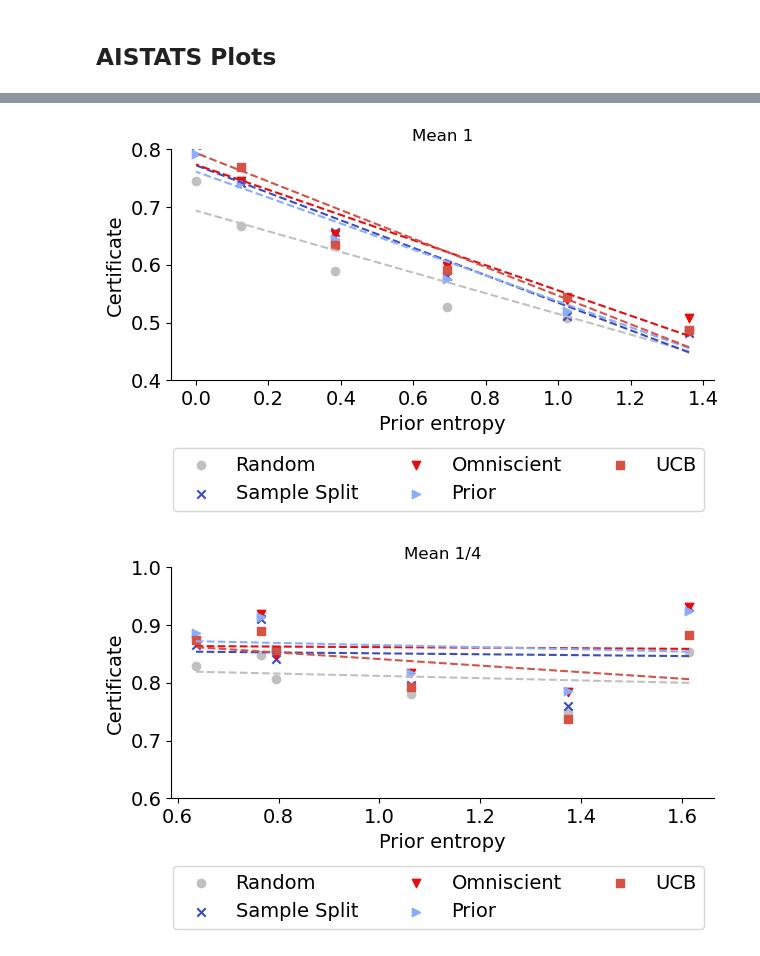
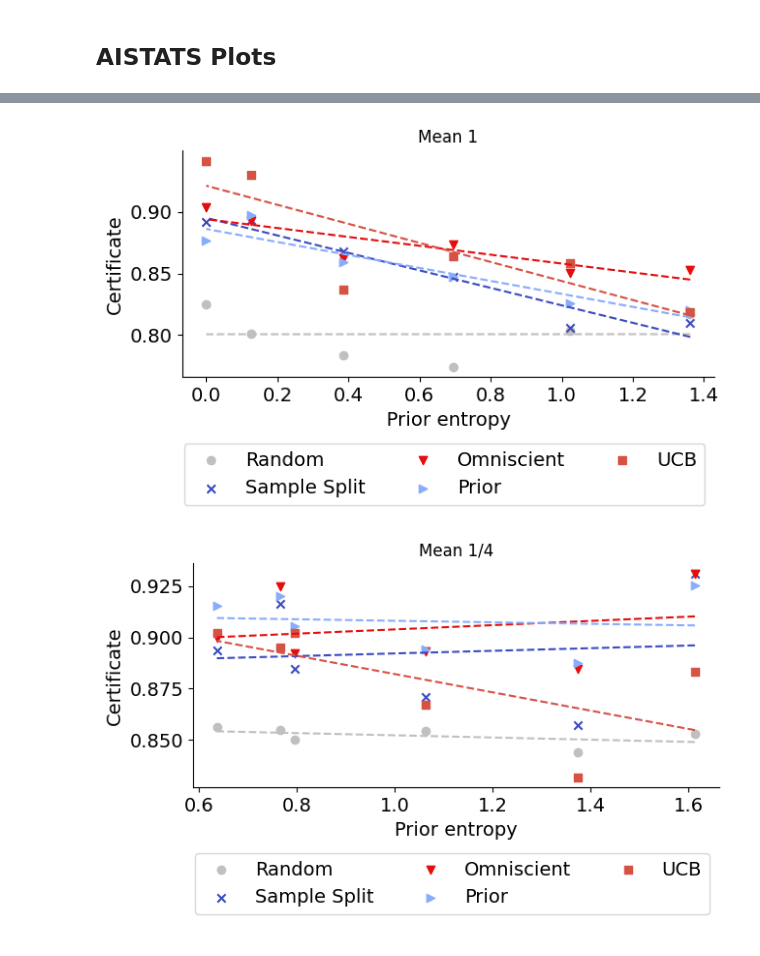
Before and after one commit to secg5/risk_certificate, a Jupyter notebook: scripts/notebooks/Plotting.ipynb, the cells around one changed output, grey strips where cells are left out. Drawn from its saved outputs; the diff is of its cells as text; code cells hidden in the pictures.

```diff
--- a/scripts/notebooks/Plotting.ipynb
+++ b/scripts/notebooks/Plotting.ipynb
@@ -380,7 +529,7 @@ for i in range(len(max_pulls_per_arm)):
         baseline_params['first_stage_size'] = int(fractions[j]*max_pulls_per_arm[i]*10)
 
         results = get_results_matching_parameters(dataset,"",baseline_params)
-        results = aggregate_data(results)
+        results = aggregate_normalize_data(results,baseline='one_stage')
         results_by_method = [results[k][0] for k in method_names]
         best_method = np.argmax(results_by_method)
         all_methods[i][j] = best_method
@@ -474,7 +623,7 @@ for i in range(len(delta_values)):
     num_data = 0
     if len(results)>0:
         num_data = len(results)*len(results[0]['random']['certificate'])
-    results = aggregate_data(results)
+    results = aggregate_normalize_data(results,baseline='one_stage')
     for k,m in enumerate(method_names):
         score_by_n = []
         std_by_n = []
@@ -512,7 +664,7 @@ width = 0.1
 baseline_params = {'sample_size': 500, 'number_arms': 10, 'first_stage_size': 250}
 dataset = "baseline"
 results = get_results_matching_parameters(dataset,"",baseline_params)
-results = aggregate_data(results)
+results = aggregate_normalize_data(results,baseline='one_stage')
 
 y_values = [results[m][0] for m in method_names]
 
@@ -547,7 +701,7 @@ for alpha in alpha_beta_values:
     baseline_params['beta'] = alpha
     dataset = "prior_data"
     results = get_results_matching_parameters(dataset,"",baseline_params)
-    results = aggregate_data(results)
+    results = aggregate_normalize_data(results,baseline='one_stage')
 
     for method_name in method_names:
         plots_by_method[method_name].append(results['{}'.format(method_name)][0])
@@ -565,14 +719,14 @@ for i,m in enumerate(method_names):
     intercept = coefficients[1]
     plt.plot(x, slope * np.array(x) + intercept,'--', color=colors_by_method[m])
 
-plt.ylim([0.4,0.8])
+# plt.ylim([0.4,0.8])
 plt.legend(fontsize=14,bbox_to_anchor=(1,-0.25),ncol=3)
 plt.ylabel("Certificate")
 plt.xlabel("Prior entropy")
 plt.title("Mean 1")
 plt.savefig("../../results/figures/entropy_prior.pdf",dpi=300, bbox_inches='tight')
 # %% [output]
-[figure, old version]
+[figure, new version]
 # %%
 from scipy.stats import beta as beta_function
 plt.figure(figsize=(7,3))
@@ -588,36 +742,36 @@ for m in method_names:
     plots_by_method[m] = []
 
 for alpha,beta in alpha_beta_values:
     baseline_params['alpha'] = alpha
     baseline_params['beta'] = beta
     dataset = "prior_data"
     results = get_results_matching_parameters(dataset,"",baseline_params)
-    results = aggregate_data(results)
+    results = aggregate_normalize_data(results,baseline='one_stage')
 
     for method_name in method_names:
         plots_by_method[method_name].append(results['{}'.format(method_name)][0])
 
 for i,m in enumerate(method_names):
     zipped_values = zip(entropies,plots_by_method[m])
     zipped_values = [i for i in zipped_values if i[0] < 1.0]
     zipped_values = sorted(zipped_values,key=lambda k: k[0])
     x,y = list(zip(*zipped_values))
     x = [j*-1 for j in x]
     plt.scatter(x,y,marker=shapes_by_method[m],color=colors_by_method[m],label=nice_names[i])
 
     coefficients = np.polyfit(x, y, 1)
     slope = coefficients[0]
     intercept = coefficients[1]
     plt.plot(x, slope * np.array(x) + intercept,'--', color=colors_by_method[m])
 
-plt.ylim([0.6,1])
+# plt.ylim([0.6,1])
 plt.legend(fontsize=14,bbox_to_anchor=(1,-0.25),ncol=3)
 plt.ylabel("Certificate")
 plt.xlabel("Prior entropy")
 plt.title("Mean 1/4")
 plt.savefig("../../results/figures/entropy_prior_0_mean.pdf",dpi=300, bbox_inches='tight')
 # %% [output]
-[figure, old version]
+[figure, new version]
 # %%
 plt.figure(figsize=(7,3))
 method_names = ['random','sample_split','omniscient','prior','ucb']
```
Also changed, not shown: parts of 21 cells of this notebook, 1 other file.
